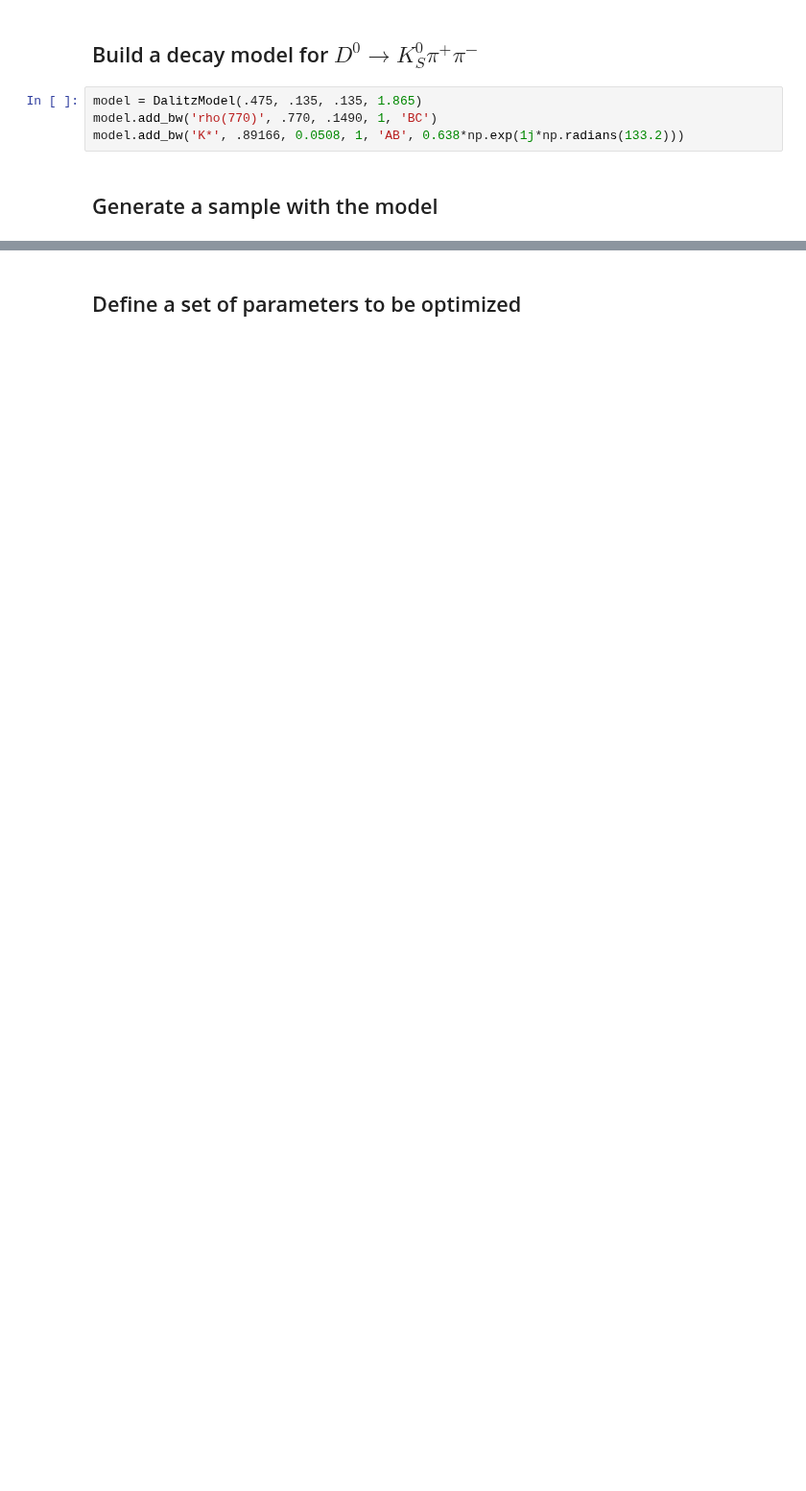
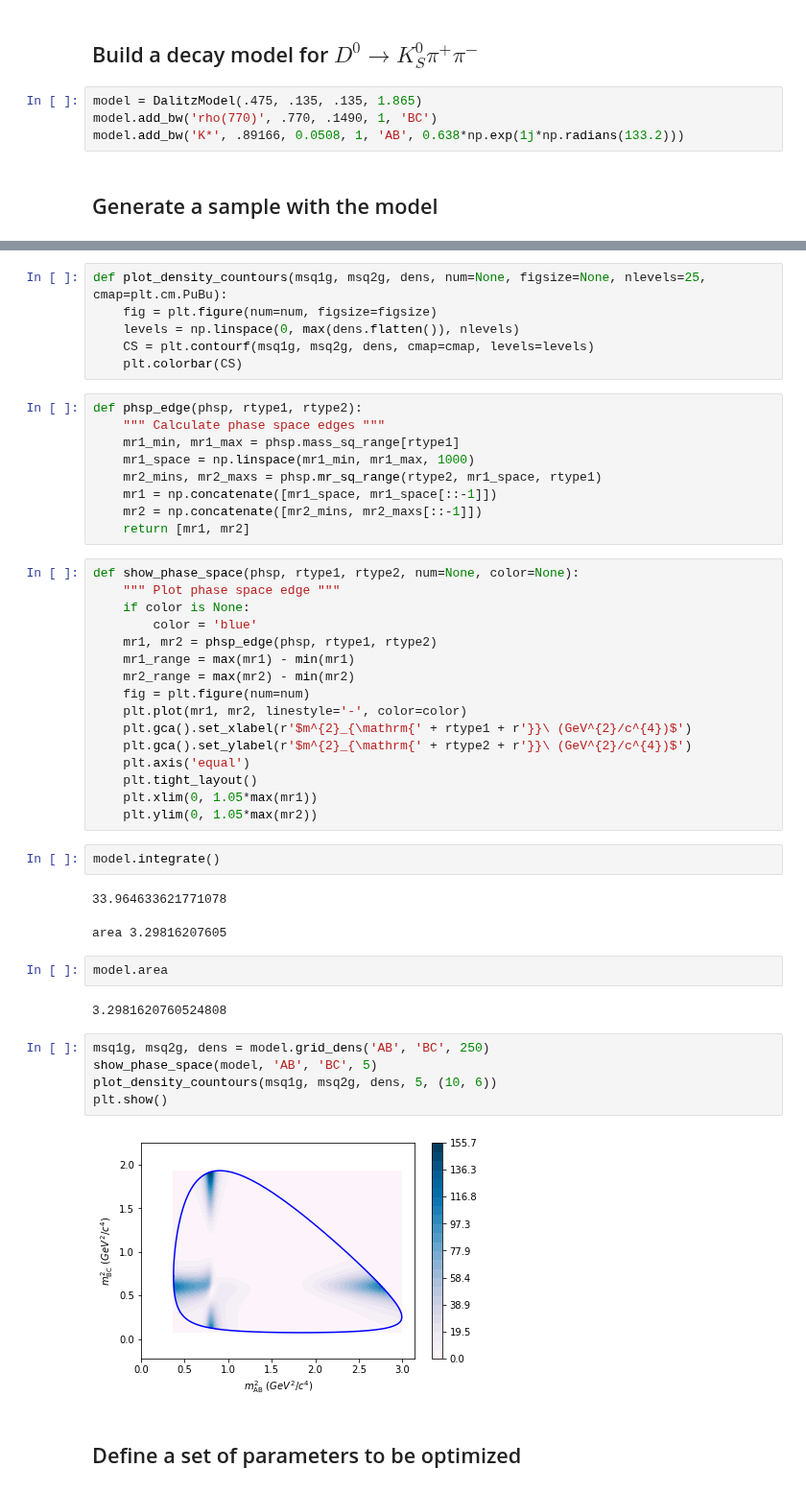
Before and after one commit to VitalyVorobyev/MultibodyAnalysisTools, a Jupyter notebook: tutorials/DalitzModelFit.ipynb, the cells around one changed output, grey strips where cells are left out. Shown at 96% size. Cells and saved outputs as stored; diff of their text form; blank space fills up the shorter version.

```diff
--- a/tutorials/DalitzModelFit.ipynb
+++ b/tutorials/DalitzModelFit.ipynb
@@ -21,3 +26,50 @@ data = model.sample(10**4, 'AB', 'BC', silent=True)
+# %%
+def plot_density_countours(msq1g, msq2g, dens, num=None, figsize=None, nlevels=25, cmap=plt.cm.PuBu):
+    fig = plt.figure(num=num, figsize=figsize)
+    levels = np.linspace(0, max(dens.flatten()), nlevels)
+    CS = plt.contourf(msq1g, msq2g, dens, cmap=cmap, levels=levels)
+    plt.colorbar(CS)
+# %%
+def phsp_edge(phsp, rtype1, rtype2):
+    """ Calculate phase space edges """
+    mr1_min, mr1_max = phsp.mass_sq_range[rtype1]
+    mr1_space = np.linspace(mr1_min, mr1_max, 1000)
+    mr2_mins, mr2_maxs = phsp.mr_sq_range(rtype2, mr1_space, rtype1)
+    mr1 = np.concatenate([mr1_space, mr1_space[::-1]])
+    mr2 = np.concatenate([mr2_mins, mr2_maxs[::-1]])
+    return [mr1, mr2]
+# %%
+def show_phase_space(phsp, rtype1, rtype2, num=None, color=None):
+    """ Plot phase space edge """
+    if color is None:
+        color = 'blue'
+    mr1, mr2 = phsp_edge(phsp, rtype1, rtype2)
+    mr1_range = max(mr1) - min(mr1)
+    mr2_range = max(mr2) - min(mr2)
+    fig = plt.figure(num=num)
+    plt.plot(mr1, mr2, linestyle='-', color=color)
+    plt.gca().set_xlabel(r'$m^{2}_{\mathrm{' + rtype1 + r'}}\ (GeV^{2}/c^{4})$')
+    plt.gca().set_ylabel(r'$m^{2}_{\mathrm{' + rtype2 + r'}}\ (GeV^{2}/c^{4})$')
+    plt.axis('equal')
+    plt.tight_layout()
+    plt.xlim(0, 1.05*max(mr1))
+    plt.ylim(0, 1.05*max(mr2))
+# %%
+model.integrate()
+# %% [output]
+33.964633621771078
+area 3.29816207605
+# %%
+model.area
+# %% [output]
+3.2981620760524808
+# %%
+msq1g, msq2g, dens = model.grid_dens('AB', 'BC', 250)
+show_phase_space(model, 'AB', 'BC', 5)
+plot_density_countours(msq1g, msq2g, dens, 5, (10, 6))
+plt.show()
+# %% [output]
+[figure, added]
 # %% [markdown]
 ## Define a set of parameters to be optimized
 # %%
```
Also changed, not shown: parts of 7 cells of this notebook, 10 other files.
